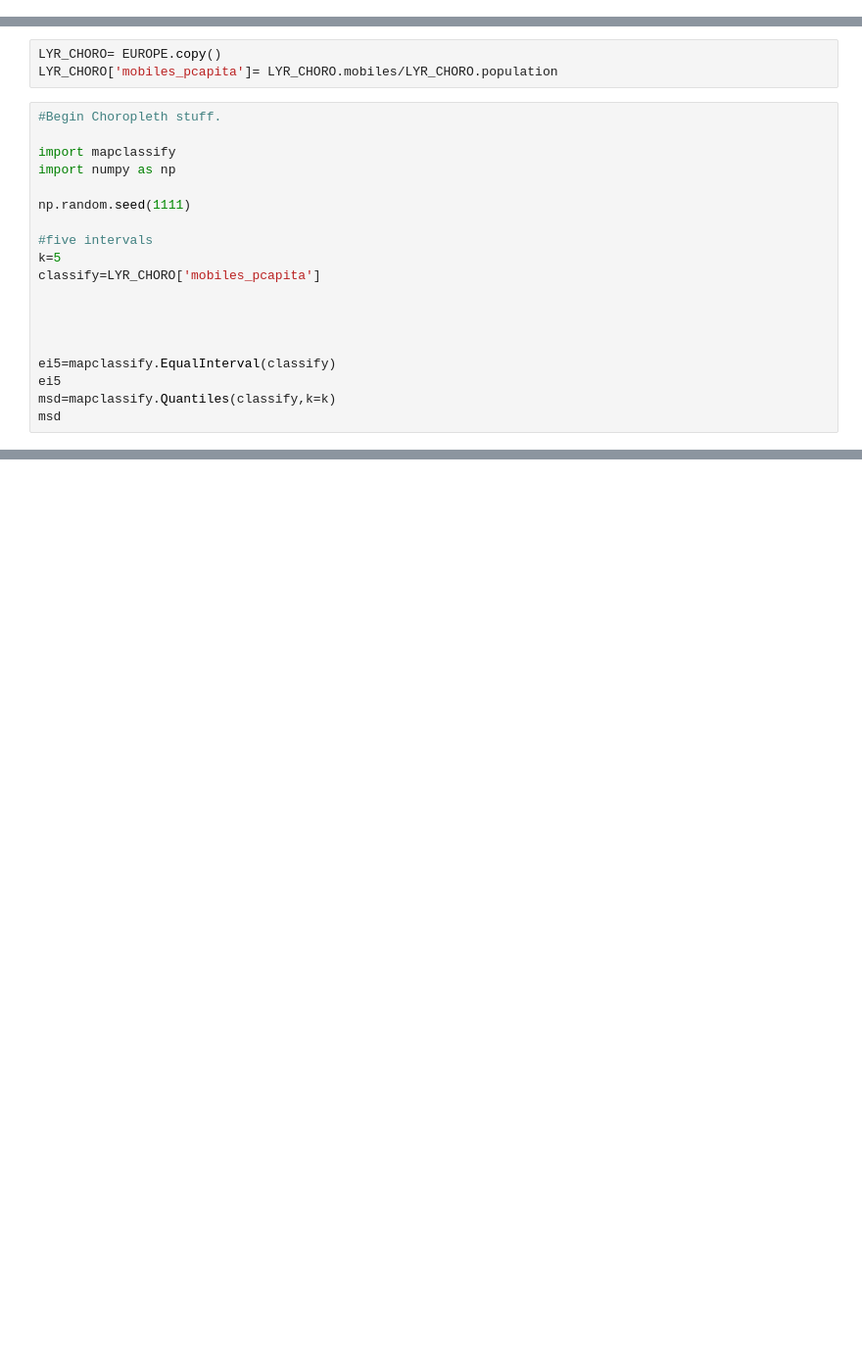
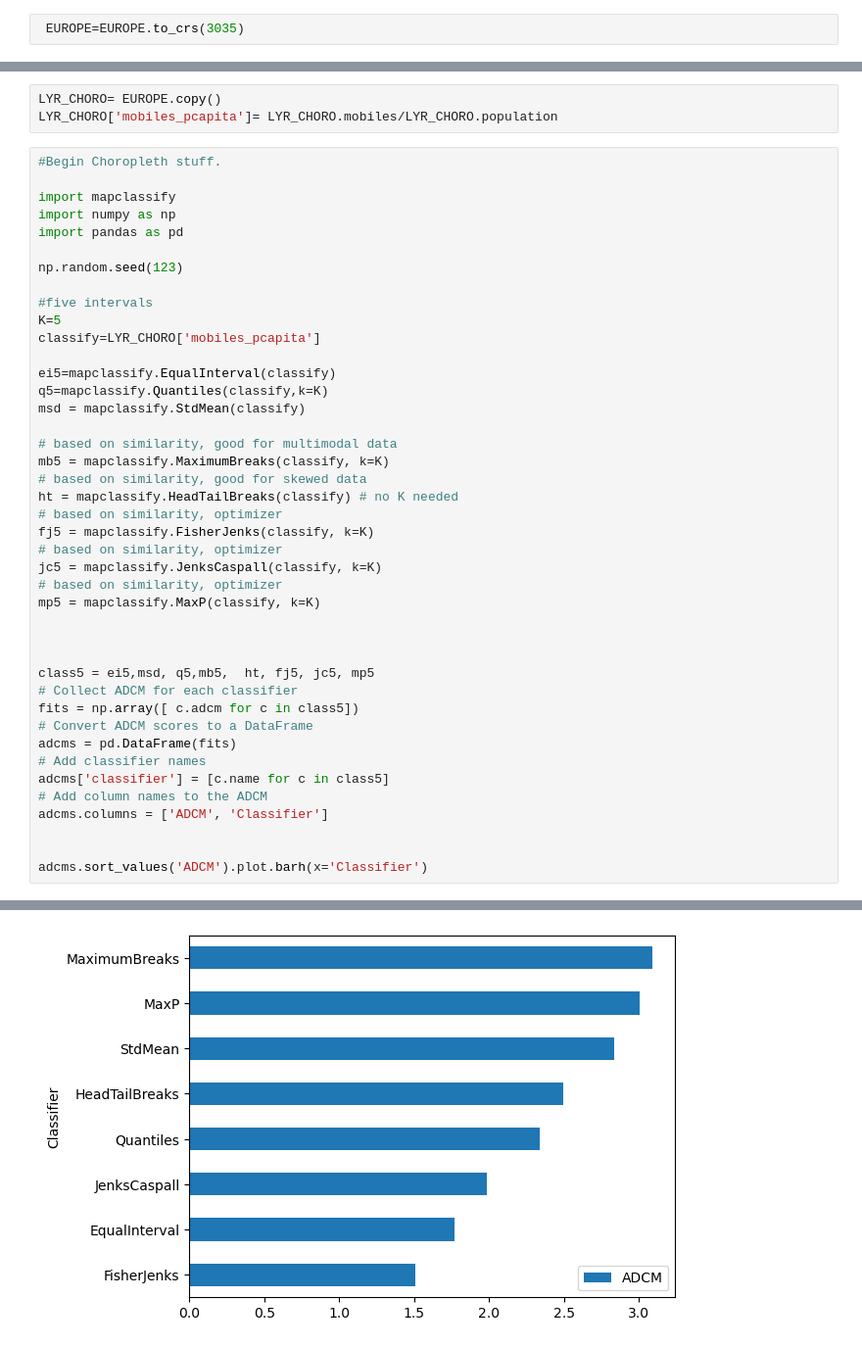
Before and after one commit to meade68/DACSS_603D_Week04_HW1, a Jupyter notebook: HOMEWORK1.ipynb, the cells around one changed output, grey strips where cells are left out. Shown at 98% size. Saved outputs shown, nothing was run; the diff lists cells and outputs as text; blank space fills up the shorter version.

```diff
--- a/HOMEWORK1.ipynb
+++ b/HOMEWORK1.ipynb
@@ -25,6 +25,8 @@ LYR_DOT_DENSITY= EUROPE.copy()
 LYR_DOT_DENSITY.set_index('Country',inplace=True)
 LYR_DOT_DENSITY['Dot_density']= (EUROPE['mobiles'] / 25000).astype(int).values
 LYR_DOT_DENSITY['geometry']= LYR_DOT_DENSITY.sample_points(size=LYR_DOT_DENSITY['Dot_density'],rng=123)
+# %%
+ EUROPE=EUROPE.to_crs(3035)
 # %%
 BASE= EUROPE.to_crs(3035)
 LYR_DOT_DENSITY = LYR_DOT_DENSITY.to_crs(3035)
@@ -45,18 +47,41 @@ LYR_CHORO['mobiles_pcapita']= LYR_CHORO.mobiles/LYR_CHORO.population
 
 import mapclassify
 import numpy as np
+import pandas as pd
 
-np.random.seed(1111)
+np.random.seed(123)
 
 #five intervals
-k=5
+K=5
 classify=LYR_CHORO['mobiles_pcapita']
+
+ei5=mapclassify.EqualInterval(classify)
+q5=mapclassify.Quantiles(classify,k=K)
+msd = mapclassify.StdMean(classify)
+
+# based on similarity, good for multimodal data
+mb5 = mapclassify.MaximumBreaks(classify, k=K)
+# based on similarity, good for skewed data
+ht = mapclassify.HeadTailBreaks(classify) # no K needed
+# based on similarity, optimizer
+fj5 = mapclassify.FisherJenks(classify, k=K)
+# based on similarity, optimizer
+jc5 = mapclassify.JenksCaspall(classify, k=K)
+# based on similarity, optimizer
+mp5 = mapclassify.MaxP(classify, k=K)
 
 
 
+class5 = ei5,msd, q5,mb5,  ht, fj5, jc5, mp5
+# Collect ADCM for each classifier
+fits = np.array([ c.adcm for c in class5])
+# Convert ADCM scores to a DataFrame
+adcms = pd.DataFrame(fits)
+# Add classifier names
+adcms['classifier'] = [c.name for c in class5]
+# Add column names to the ADCM
+adcms.columns = ['ADCM', 'Classifier']
 
-ei5=mapclassify.EqualInterval(classify)
-ei5
-msd=mapclassify.Quantiles(classify,k=k)
-msd
+
+adcms.sort_values('ADCM').plot.barh(x='Classifier')
 # %% [output]
@@ -71,0 +89 @@ Quantiles
+[figure, added]
```
Also changed, not shown: parts of 10 cells of this notebook, 3 other files.
